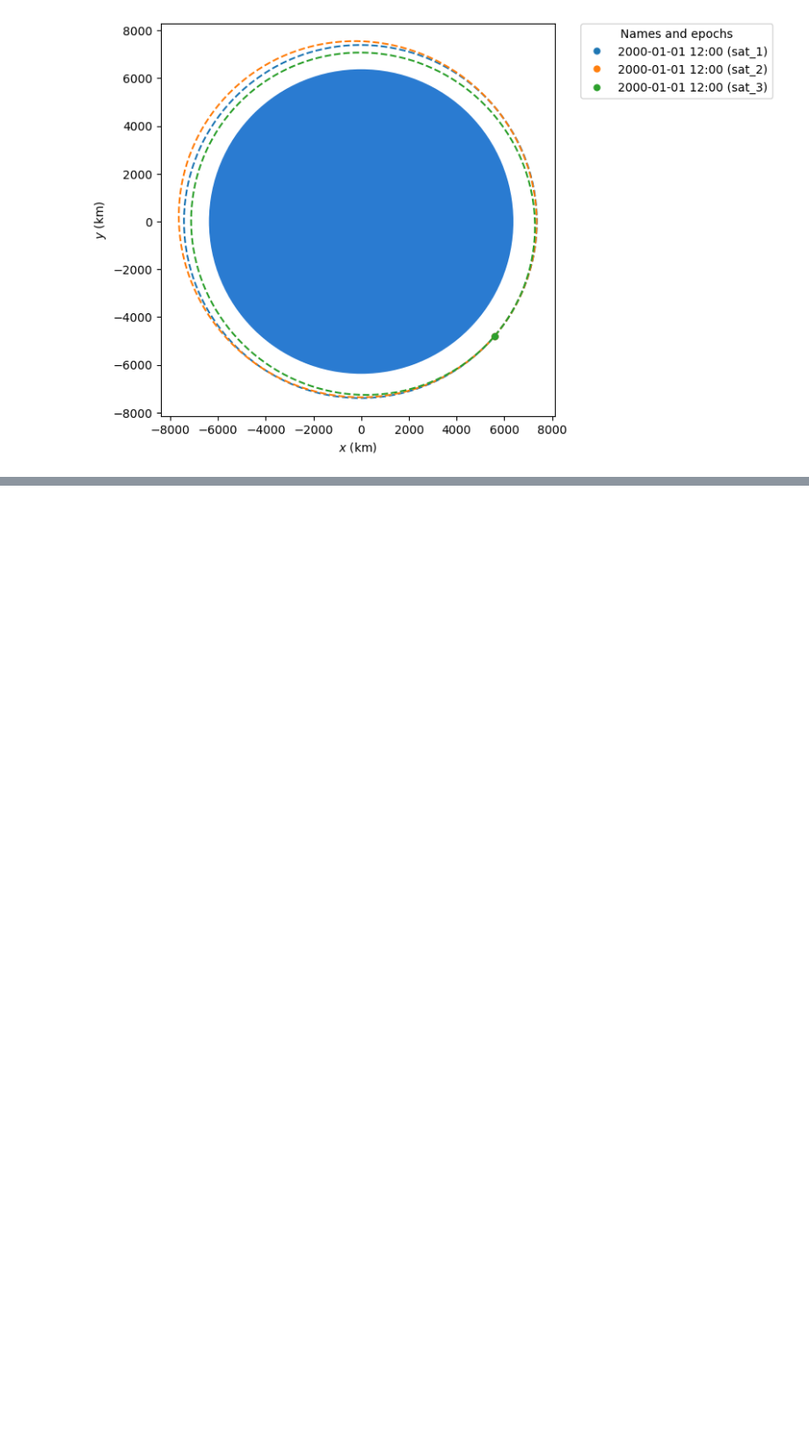
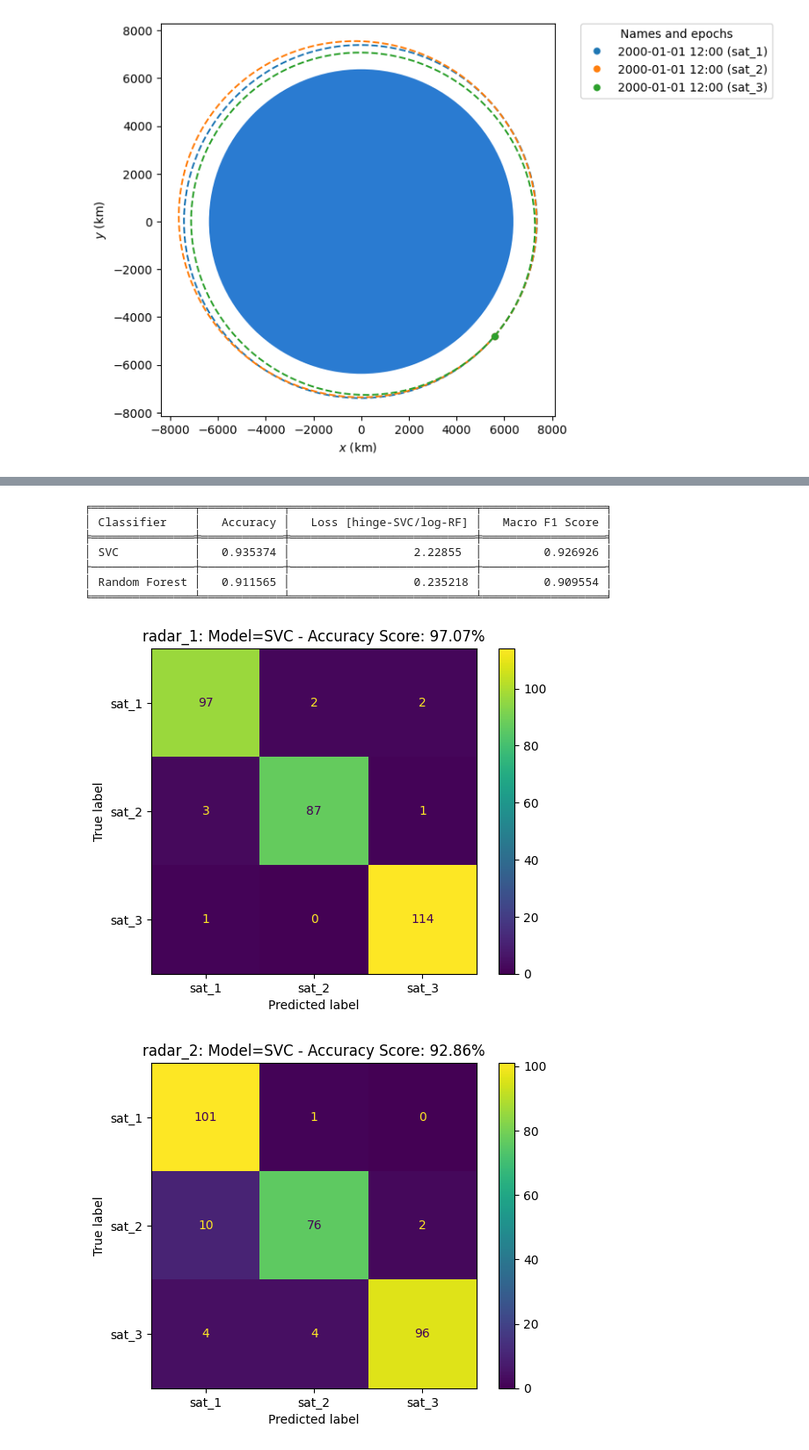
Before and after one commit to rarnold97/CS6840_SVC_Track_Fusion, a Jupyter notebook: jupyter/rarnold_cs6840_final.ipynb, the cells around one changed output, grey strips where cells are left out. Shown at 88% size. Cells and saved outputs as stored; diff of their text form; code cells hidden in the pictures; blank space fills up the shorter version.

```diff
--- a/jupyter/rarnold_cs6840_final.ipynb
+++ b/jupyter/rarnold_cs6840_final.ipynb
@@ -31,0 +119,4 @@ results = ml_models.learn()
+# %%
+# do the actual analysis of the results
+ml_models.final_result_analysis(results, classifications)
+# %% [output]
@@ -31,0 +132,9 @@ results = ml_models.learn()
+╒═══════════════╤════════════╤═══════════════════════════╤══════════════════╕
+│ Classifier    │   Accuracy │   Loss [hinge-SVC/log-RF] │   Macro F1 Score │
+╞═══════════════╪════════════╪═══════════════════════════╪══════════════════╡
+│ SVC           │   0.935374 │                  2.22855  │         0.926926 │
+├───────────────┼────────────┼───────────────────────────┼──────────────────┤
+│ Random Forest │   0.911565 │                  0.235218 │         0.909554 │
+╘═══════════════╧════════════╧═══════════════════════════╧══════════════════╛
+[figure, added]
+[figure, added]
```
Also changed, not shown: parts of 6 cells of this notebook, 47 other files.
